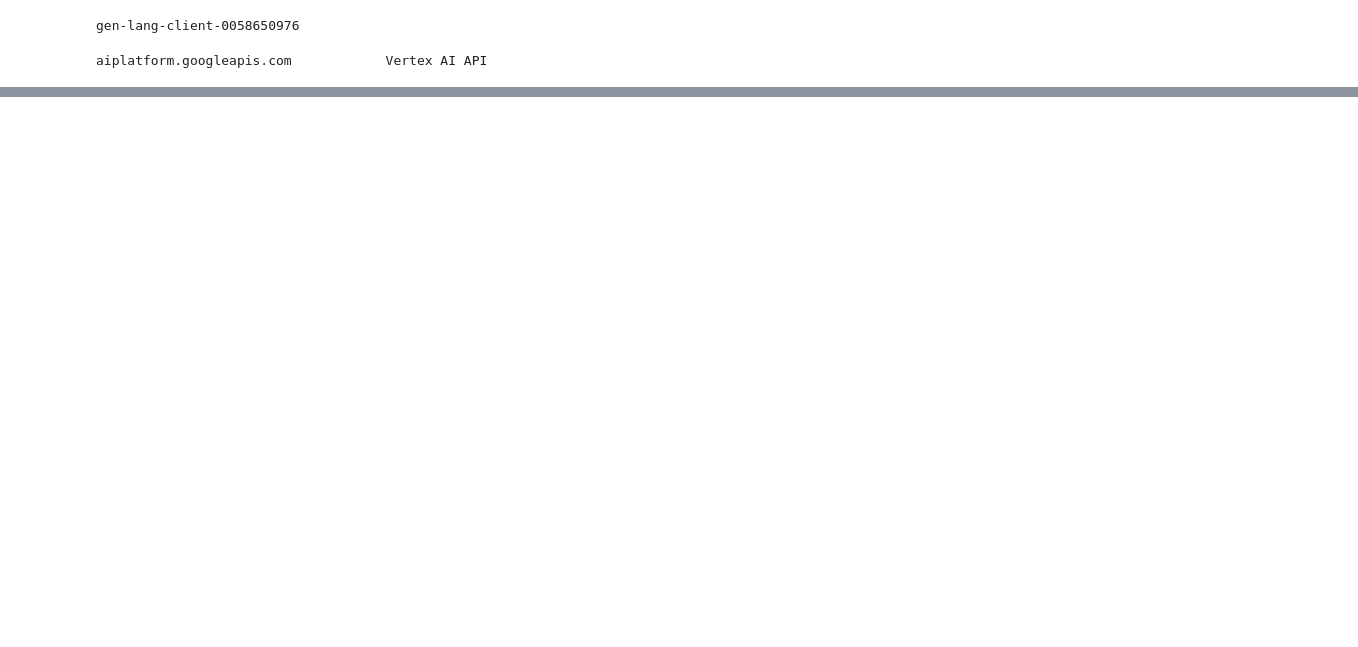
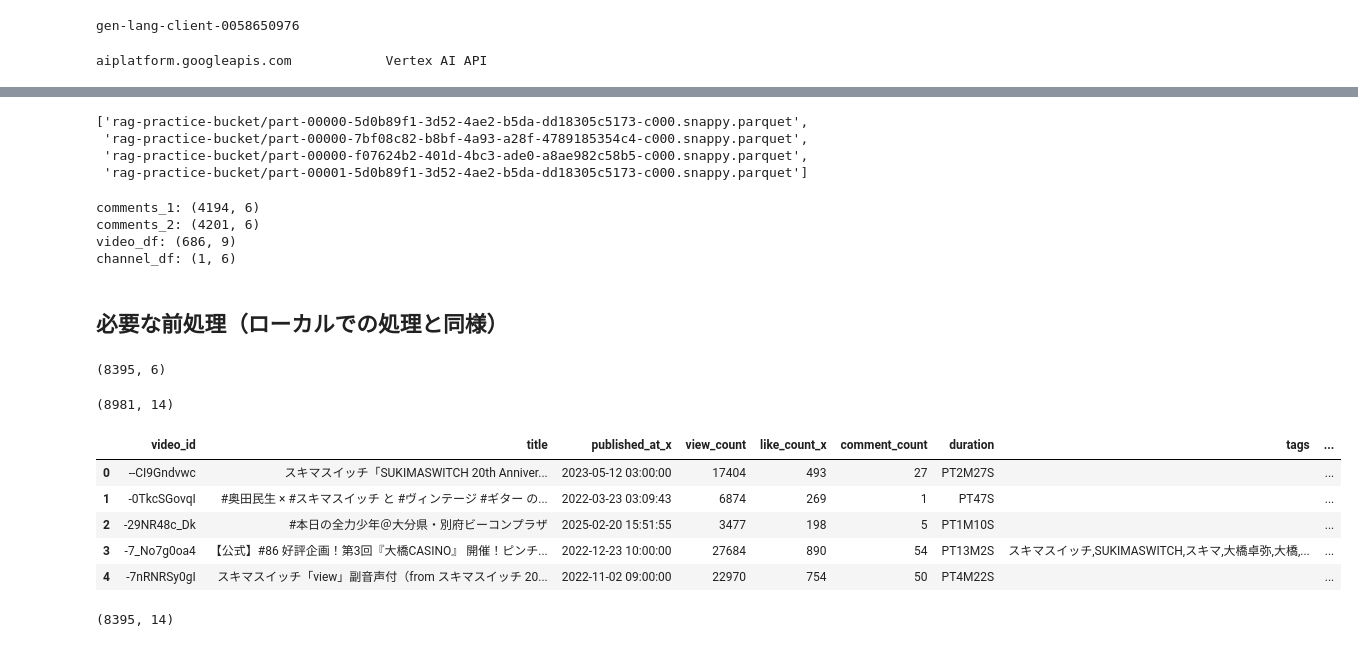
Before and after one commit to rksinagaki/project_api, a Jupyter notebook: src/notebook/02_vertexai_rag.ipynb, the cells around one changed output, grey strips where cells are left out. Drawn from its saved outputs; the diff is of its cells as text; code cells hidden in the pictures; blank space fills up the shorter version.

```diff
--- a/src/notebook/02_vertexai_rag.ipynb
+++ b/src/notebook/02_vertexai_rag.ipynb
@@ -94,0 +38,61 @@ Everything up-to-date
+# %%
+import gcsfs
+
+fs = gcsfs.GCSFileSystem()
+files = fs.glob("gs://rag-practice-bucket/**/*.parquet")
+files
+# %% [output]
+['rag-practice-bucket/part-00000-5d0b89f1-3d52-4ae2-b5da-dd18305c5173-c000.snappy.parquet',
+ 'rag-practice-bucket/part-00000-7bf08c82-b8bf-4a93-a28f-4789185354c4-c000.snappy.parquet',
+ 'rag-practice-bucket/part-00000-f07624b2-401d-4bc3-ade0-a8ae982c58b5-c000.snappy.parquet',
+ 'rag-practice-bucket/part-00001-5d0b89f1-3d52-4ae2-b5da-dd18305c5173-c000.snappy.parquet']
+# %%
+import pandas as pd
+
+bucket = "gs://rag-practice-bucket"
+
+# 1. コメントデータ（2ファイル）
+comments_1 = pd.read_parquet(f"{bucket}/part-00000-5d0b89f1-3d52-4ae2-b5da-dd18305c5173-c000.snappy.parquet")
+comments_2 = pd.read_parquet(f"{bucket}/part-00001-5d0b89f1-3d52-4ae2-b5da-dd18305c5173-c000.snappy.parquet")
+
+# 2. 動画メタ
+video_df = pd.read_parquet(f"{bucket}/part-00000-7bf08c82-b8bf-4a93-a28f-4789185354c4-c000.snappy.parquet")
+
+# 3. チャンネルメタ
+channel_df = pd.read_parquet(f"{bucket}/part-00000-f07624b2-401d-4bc3-ade0-a8ae982c58b5-c000.snappy.parquet")
+
+# 確認
+print("comments_1:", comments_1.shape)
+print("comments_2:", comments_2.shape)
+print("video_df:", video_df.shape)
+print("channel_df:", channel_df.shape)
+# %% [output]
+comments_1: (4194, 6)
+comments_2: (4201, 6)
+video_df: (686, 9)
+channel_df: (1, 6)
+# %% [markdown]
+## 必要な前処理（ローカルでの処理と同様）
+# %%
+comments_df = pd.concat([comments_1, comments_2], ignore_index=True)
+
+print(comments_df.shape)
+# %% [output]
+(8395, 6)
+# %%
+video_comment_df = video_df.merge(comments_df, on="video_id", how="left")
+print(video_comment_df.shape)
+video_comment_df.head()
+# %% [output]
+(8981, 14)
+|  | video_id | title | published_at_x | view_count | like_count_x | comment_count | duration | tags | ... |
+| 0 | --CI9Gndvwc | スキマスイッチ「SUKIMASWITCH 20th Anniver... | 2023-05-12 03:00:00 | 17404 | 493 | 27 | PT2M27S |  | ... |
+| 1 | -0TkcSGovqI | #奥田民生 × #スキマスイッチ と #ヴィンテージ #ギター の... | 2022-03-23 03:09:43 | 6874 | 269 | 1 | PT47S |  | ... |
+| 2 | -29NR48c_Dk | #本日の全力少年＠大分県・別府ビーコンプラザ | 2025-02-20 15:51:55 | 3477 | 198 | 5 | PT1M10S |  | ... |
+| 3 | -7_No7g0oa4 | 【公式】#86 好評企画！第3回『大橋CASINO』 開催！ピンチ... | 2022-12-23 10:00:00 | 27684 | 890 | 54 | PT13M2S | スキマスイッチ,SUKIMASWITCH,スキマ,大橋卓弥,大橋,... | ... |
+| 4 | -7nRNRSy0gI | スキマスイッチ「view」副音声付（from スキマスイッチ 20... | 2022-11-02 09:00:00 | 22970 | 754 | 50 | PT4M22S |  | ... |
+# %%
+video_comment_df = video_comment_df.dropna(subset=["text_display"]).reset_index(drop=True)
+print(video_comment_df.shape)
+# %% [output]
+(8395, 14)
```
Also changed, not shown: parts of 29 cells of this notebook, 2 other files.
